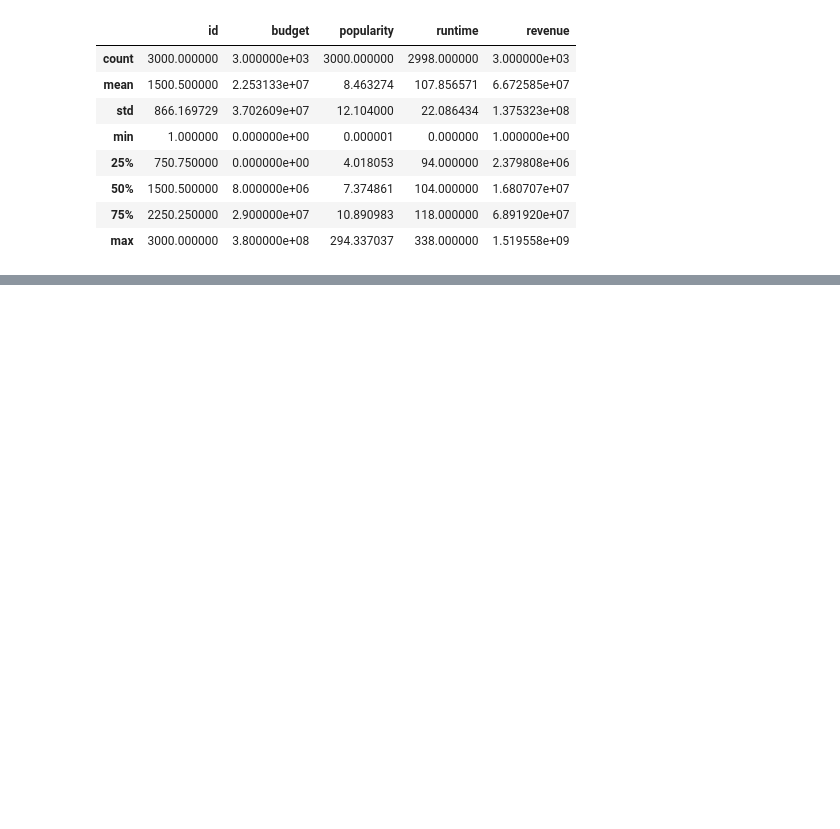
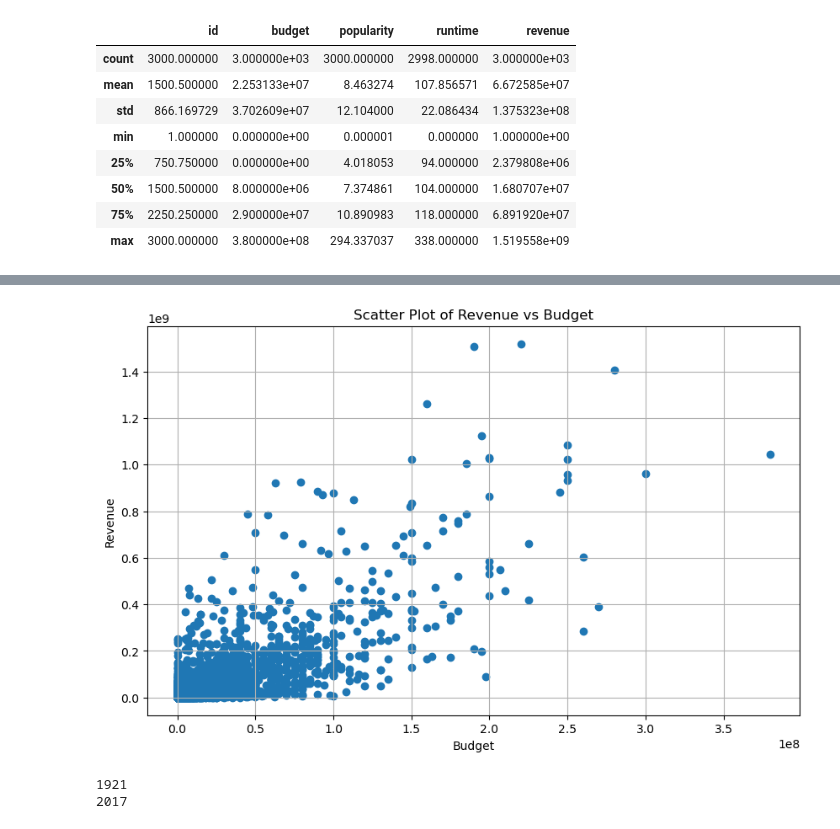
Before and after one commit to ntcong4700/EKI_del_Pino, a Jupyter notebook: 3. Aufgabe ML Regression/TMDB/TMDB.ipynb, the cells around one changed output, grey strips where cells are left out. Saved outputs shown, nothing was run; the diff lists cells and outputs as text; code cells hidden in the pictures; blank space fills up the shorter version.

```diff
--- a/3. Aufgabe ML Regression/TMDB/TMDB.ipynb
+++ b/3. Aufgabe ML Regression/TMDB/TMDB.ipynb
@@ -38,0 +174,33 @@ train_data.describe()
+# %%
+plt.figure(figsize=(10, 6))
+plt.scatter(train_data['budget'], train_data['revenue'])
+plt.xlabel('Budget')
+plt.ylabel('Revenue')
+plt.title('Scatter Plot of Revenue vs Budget')
+plt.grid(True)
+plt.show()
+# %% [output]
+[figure, added]
+# %%
+yearlist=[]
+# funktioniert nicht weil beim date converten quatsch kommt
+# for date in pd.to_datetime(train_data['release_date']):
+#     yearlist.append(date.year)
+for date in train_data['release_date']:
+    date = date.split("/")[2]
+    # print(date)
+    date = int(date)
+    if date > 20:
+        date+=1900
+    else:
+        date+=2000
+    yearlist.append(date)
+print(min(yearlist))
+print(max(yearlist))
+yearincomelist=pd.DataFrame(list(zip(train_data['revenue'],yearlist)), columns=['revenue','year'])
+yearly_income = yearincomelist.groupby('year')["revenue"].aggregate('mean')
+#yearincome=yearincome.sort_values(by=['year']) funktioniert nicht
+# https://pandas.pydata.org/pandas-docs/stable/reference/api/pandas.DataFrame.groupby.html
+# %% [output]
+1921
+2017
```
Also changed, not shown: parts of 28 cells of this notebook, 2 other files.
